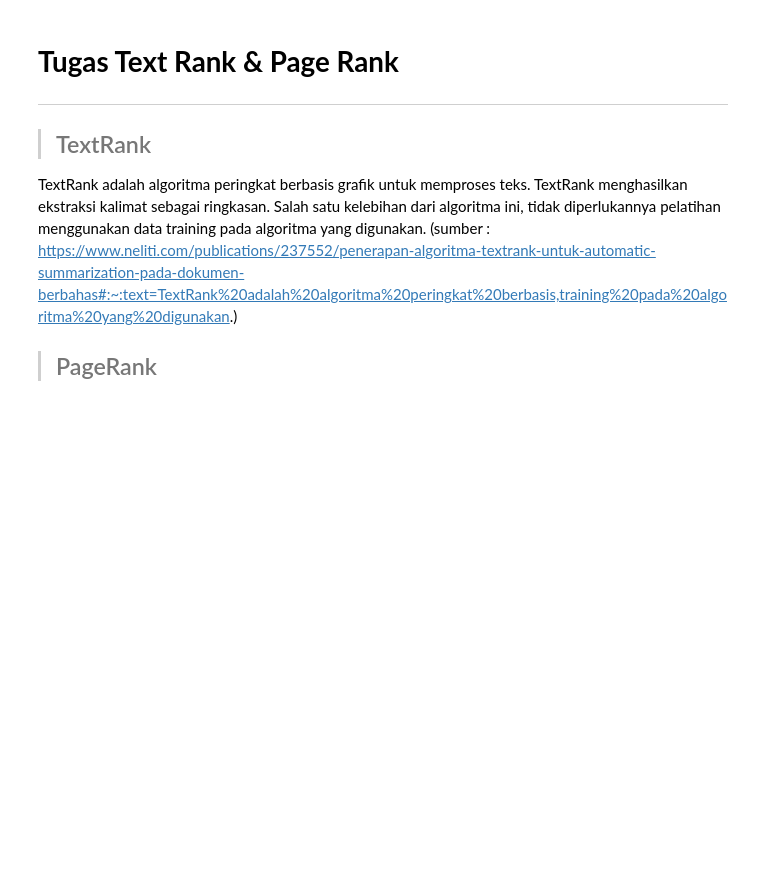
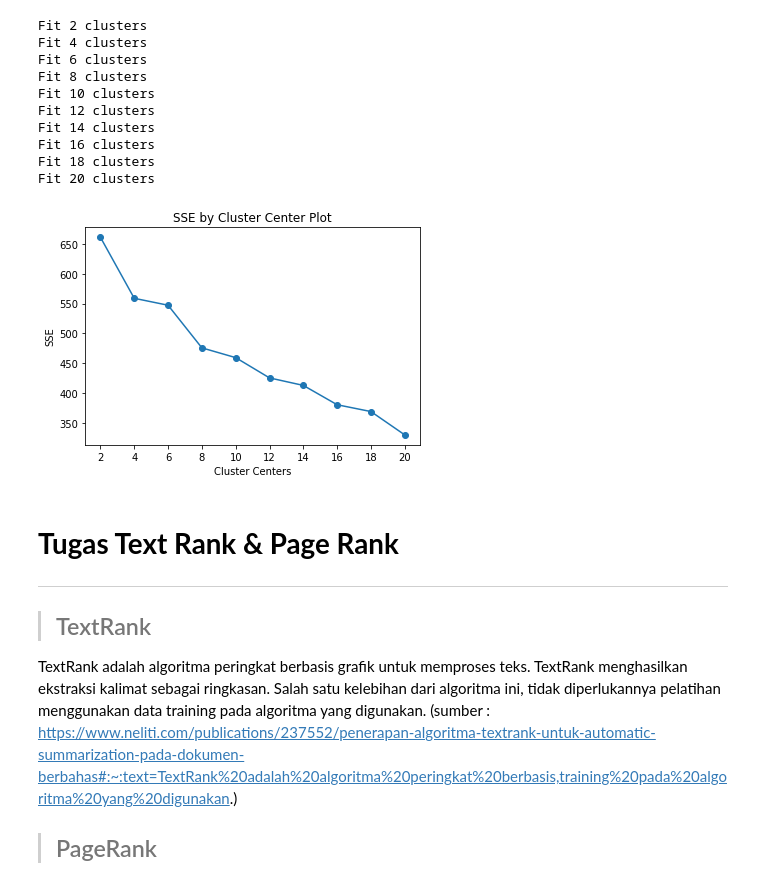
Before and after one commit to azrielakbar/webmining, a Jupyter notebook: _sources/tugaspagerank.ipynb, the cells around one changed output. Drawn from its saved outputs; the diff is of its cells as text; code cells hidden in the pictures; blank space fills up the shorter version.

```diff
--- a/_sources/tugaspagerank.ipynb
+++ b/_sources/tugaspagerank.ipynb
@@ -0,0 +427,7 @@
+# %%
+from sklearn.feature_extraction.text import CountVectorizer
+#Membuat Dataframe
+dataTextPre = pd.read_csv('HasilTextPreprocessing.csv')
+vectorizer = CountVectorizer(min_df=1)
+bag = vectorizer.fit_transform(dataTextPre['tweet'])
+dataTextPre
@@ -0,0 +456,4 @@
+# %%
+matriks_vsm=bag.toarray()
+#print(matrik_vsm)
+matriks_vsm.shape
@@ -0,0 +482,6 @@
+# %%
+a=vectorizer.get_feature_names()
+# %%
+print(len(matriks_vsm[:,1]))
+dataTF =pd.DataFrame(data=matriks_vsm,index=list(range(1, len(matriks_vsm[:,1])+1, )),columns=[a])
+dataTF
@@ -1,3 +573,36 @@
+# %%
+import matplotlib.pyplot as plt
+import matplotlib.cm as cm
+from sklearn.cluster import MiniBatchKMeans
+def find_optimal_clusters(MY_DATA, max_k):
+    iters = range(2, max_k+1, 2)
+
+    sse = []
+    for k in iters:
+        sse.append(MiniBatchKMeans(n_clusters=k, init_size=100, batch_size=100, random_state=20).fit(MY_DATA).inertia_)
+        print('Fit {} clusters'.format(k))
+
+    f, ax = plt.subplots(1, 1)
+    ax.plot(iters, sse, marker='o')
+    ax.set_xlabel('Cluster Centers')
+    ax.set_xticks(iters)
+    ax.set_xticklabels(iters)
+    ax.set_ylabel('SSE')
+    ax.set_title('SSE by Cluster Center Plot')
+
+find_optimal_clusters(dataTF, 20)
+# %% [output]
+Fit 2 clusters
+Fit 4 clusters
+Fit 6 clusters
+Fit 8 clusters
+Fit 10 clusters
+Fit 12 clusters
+Fit 14 clusters
+Fit 16 clusters
+Fit 18 clusters
+Fit 20 clusters
+[figure, added]
 # %% [markdown]
 # **Tugas Text Rank & Page Rank**
 ---
```
Also changed, not shown: parts of 47 cells of this notebook, 18 other files.
